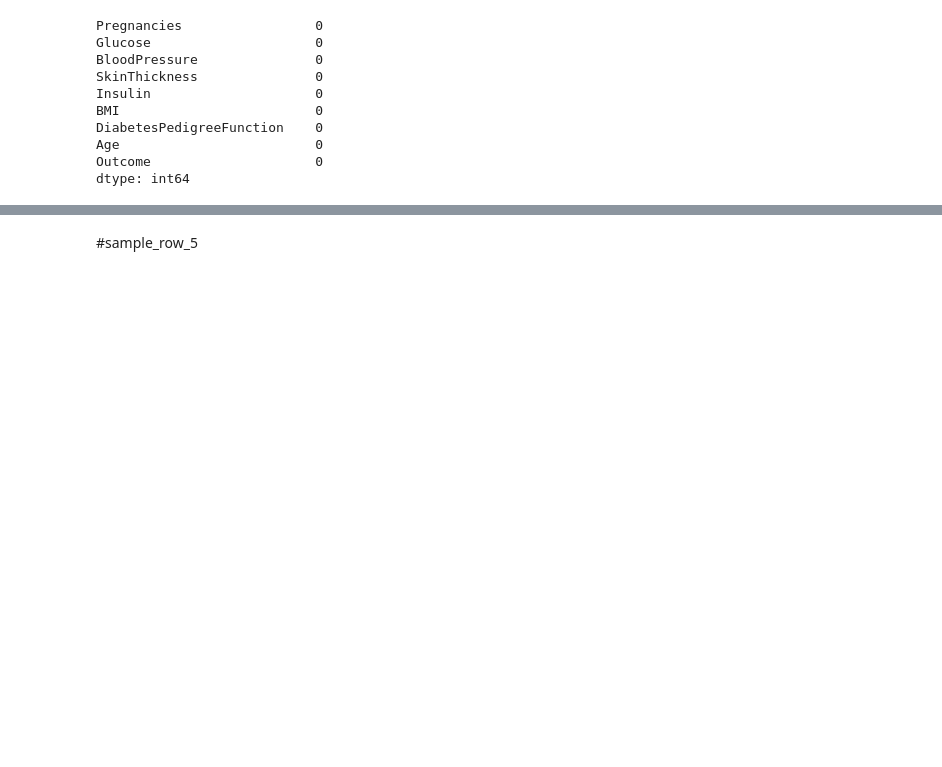
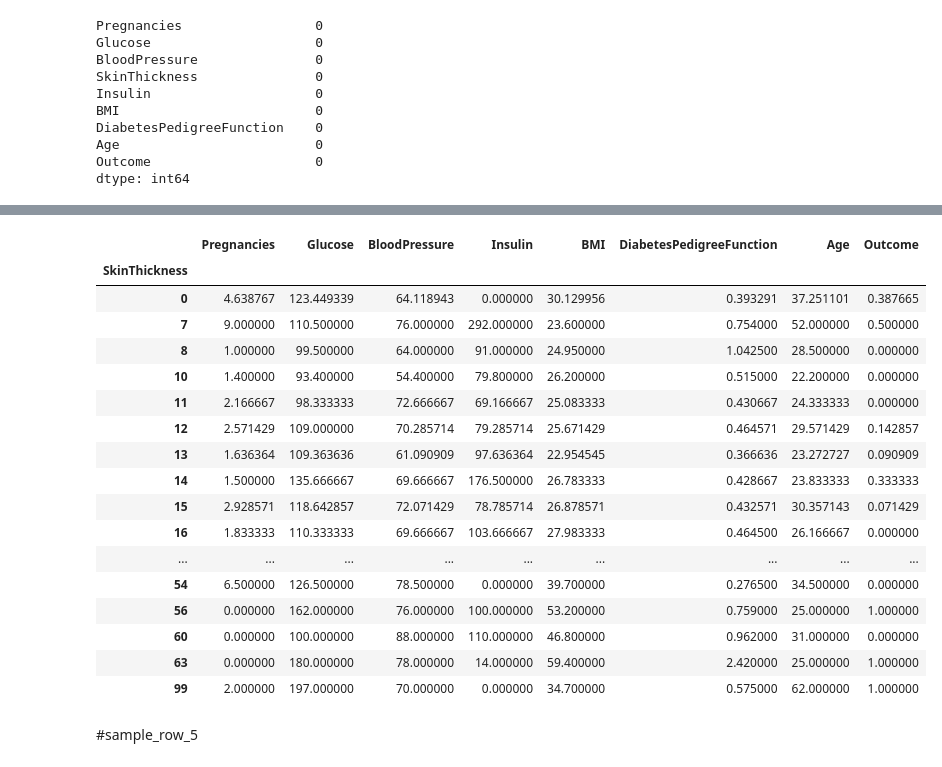
Before and after one commit to TVHM/Microcradentials_Business, a Jupyter notebook: Group_7_mcphearson__diabetes_miniproject_.ipynb, the cells around one changed output, grey strips where cells are left out. Cells and saved outputs as stored; diff of their text form; code cells hidden in the pictures; blank space fills up the shorter version.

```diff
--- a/Group_7_mcphearson__diabetes_miniproject_.ipynb
+++ b/Group_7_mcphearson__diabetes_miniproject_.ipynb
@@ -64,10 +71,3 @@ DiabetesPedigreeFunction    0
 Age                         0
 Outcome                     0
 dtype: int64
-# %%
-from numpy.random import randn
-np.random.seed(123)
-x = random.rand()
-data = konstrnt_stud
-konstrnt_stud = pd.DataFrame(data)
-print(konstrnt_stud)
@@ -92,3 +156,24 @@ print(konstrnt_stud)
+# %%
+konstrnt_stud.groupby('SkinThickness').mean()
+# %% [output]
+|  | Pregnancies | Glucose | BloodPressure | Insulin | BMI | DiabetesPedigreeFunction | Age | Outcome |
+| SkinThickness |  |  |  |  |  |  |  |  |
+| 0 | 4.638767 | 123.449339 | 64.118943 | 0.000000 | 30.129956 | 0.393291 | 37.251101 | 0.387665 |
+| 7 | 9.000000 | 110.500000 | 76.000000 | 292.000000 | 23.600000 | 0.754000 | 52.000000 | 0.500000 |
+| 8 | 1.000000 | 99.500000 | 64.000000 | 91.000000 | 24.950000 | 1.042500 | 28.500000 | 0.000000 |
+| 10 | 1.400000 | 93.400000 | 54.400000 | 79.800000 | 26.200000 | 0.515000 | 22.200000 | 0.000000 |
+| 11 | 2.166667 | 98.333333 | 72.666667 | 69.166667 | 25.083333 | 0.430667 | 24.333333 | 0.000000 |
+| 12 | 2.571429 | 109.000000 | 70.285714 | 79.285714 | 25.671429 | 0.464571 | 29.571429 | 0.142857 |
+| 13 | 1.636364 | 109.363636 | 61.090909 | 97.636364 | 22.954545 | 0.366636 | 23.272727 | 0.090909 |
+| 14 | 1.500000 | 135.666667 | 69.666667 | 176.500000 | 26.783333 | 0.428667 | 23.833333 | 0.333333 |
+| 15 | 2.928571 | 118.642857 | 72.071429 | 78.785714 | 26.878571 | 0.432571 | 30.357143 | 0.071429 |
+| 16 | 1.833333 | 110.333333 | 69.666667 | 103.666667 | 27.983333 | 0.464500 | 26.166667 | 0.000000 |
+| ... | ... | ... | ... | ... | ... | ... | ... | ... |
+| 54 | 6.500000 | 126.500000 | 78.500000 | 0.000000 | 39.700000 | 0.276500 | 34.500000 | 0.000000 |
+| 56 | 0.000000 | 162.000000 | 76.000000 | 100.000000 | 53.200000 | 0.759000 | 25.000000 | 1.000000 |
+| 60 | 0.000000 | 100.000000 | 88.000000 | 110.000000 | 46.800000 | 0.962000 | 31.000000 | 0.000000 |
+| 63 | 0.000000 | 180.000000 | 78.000000 | 14.000000 | 59.400000 | 2.420000 | 25.000000 | 1.000000 |
+| 99 | 2.000000 | 197.000000 | 70.000000 | 0.000000 | 34.700000 | 0.575000 | 62.000000 | 1.000000 |
 # %% [markdown]
 #sample_row_5
 # %%
```
Also changed, not shown: parts of 21 cells of this notebook.
